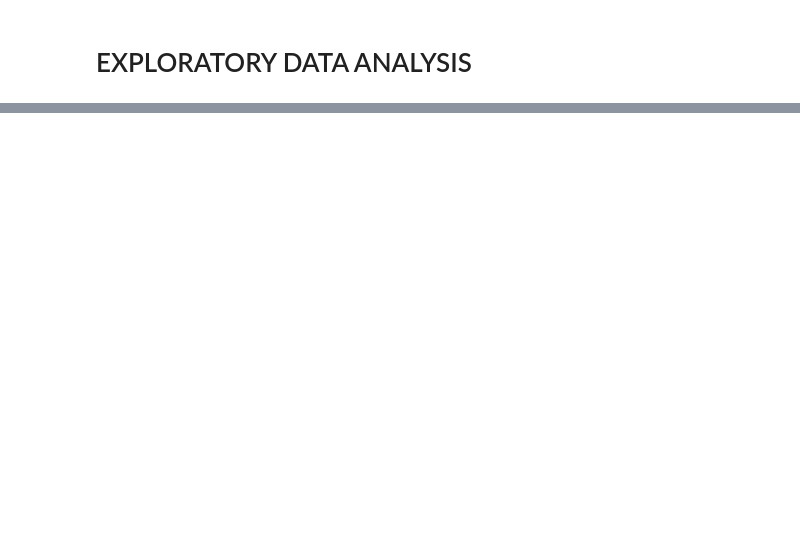
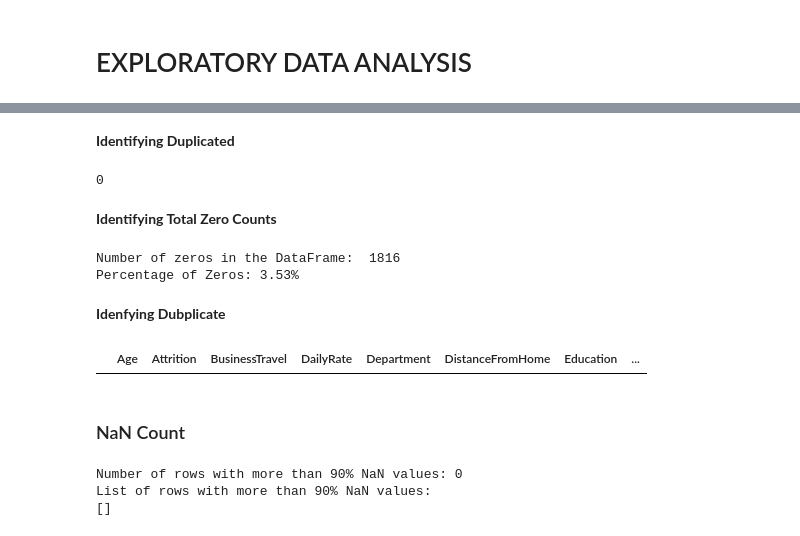
Before and after one commit to sba23416/SBA23416_Data-Preparation-Visualisation_Statistical_Techniques-for-Data-Analytics_Machine-Learning, a Jupyter notebook: HODAN MOHAMED ABDI_SBA23416_Lvl8_CA2.ipynb, the cells around one changed output, grey strips where cells are left out. Drawn from its saved outputs; the diff is of its cells as text; code cells hidden in the pictures; blank space fills up the shorter version.

```diff
--- a/HODAN MOHAMED ABDI_SBA23416_Lvl8_CA2.ipynb
+++ b/HODAN MOHAMED ABDI_SBA23416_Lvl8_CA2.ipynb
@@ -57,0 +134,43 @@ Number of Observations: 1470
+# %% [markdown]
+**Identifying Duplicated**
+# %%
+Employee_Attrition_df.duplicated().sum()
+# %% [output]
+0
+# %% [markdown]
+**Identifying Total Zero Counts**
+# %%
+total_data = Employee_Attrition_df.size
+zero_count = (Employee_Attrition_df ==0).sum().sum()
+percentage_zeros = (zero_count / total_data) * 100
+
+print("Number of zeros in the DataFrame: ", zero_count)
+print(f"Percentage of Zeros: {percentage_zeros:.2f}%")
+# %% [output]
+Number of zeros in the DataFrame:  1816
+Percentage of Zeros: 3.53%
+# %% [markdown]
+**Idenfying Dubplicate**
+# %%
+duplicate_rows = Employee_Attrition_df[Employee_Attrition_df.duplicated()]
+duplicate_rows
+# %% [output]
+|  | Age | Attrition | BusinessTravel | DailyRate | Department | DistanceFromHome | Education | ... |
+# %% [markdown]
+### NaN Count
+# %%
+import pandas as pd
+
+NaN_counts = Employee_Attrition_df.isnull().sum(axis=1)
+threshold = 0.9* Employee_Attrition_df.shape[1]
+rows_with_90_percent_NaN = NaN_counts[NaN_counts > threshold]
+
+print(f"Number of rows with more than 90% NaN values: {len(rows_with_90_percent_NaN)}")
+
+list_of_rows = rows_with_90_percent_NaN.index.tolist()
+print("List of rows with more than 90% NaN values:")
+print(list_of_rows)
+# %% [output]
+Number of rows with more than 90% NaN values: 0
+List of rows with more than 90% NaN values:
+[]
```
Also changed, not shown: parts of 9 cells of this notebook.
